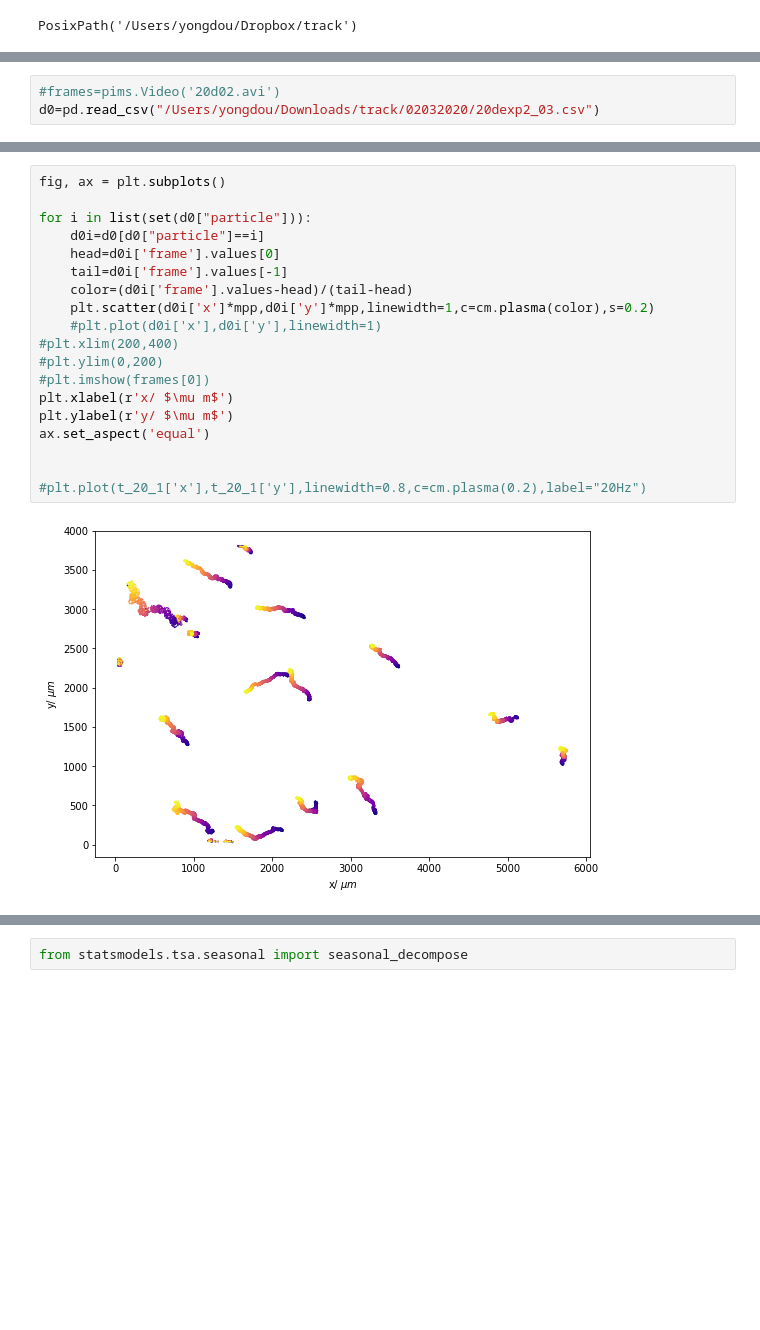
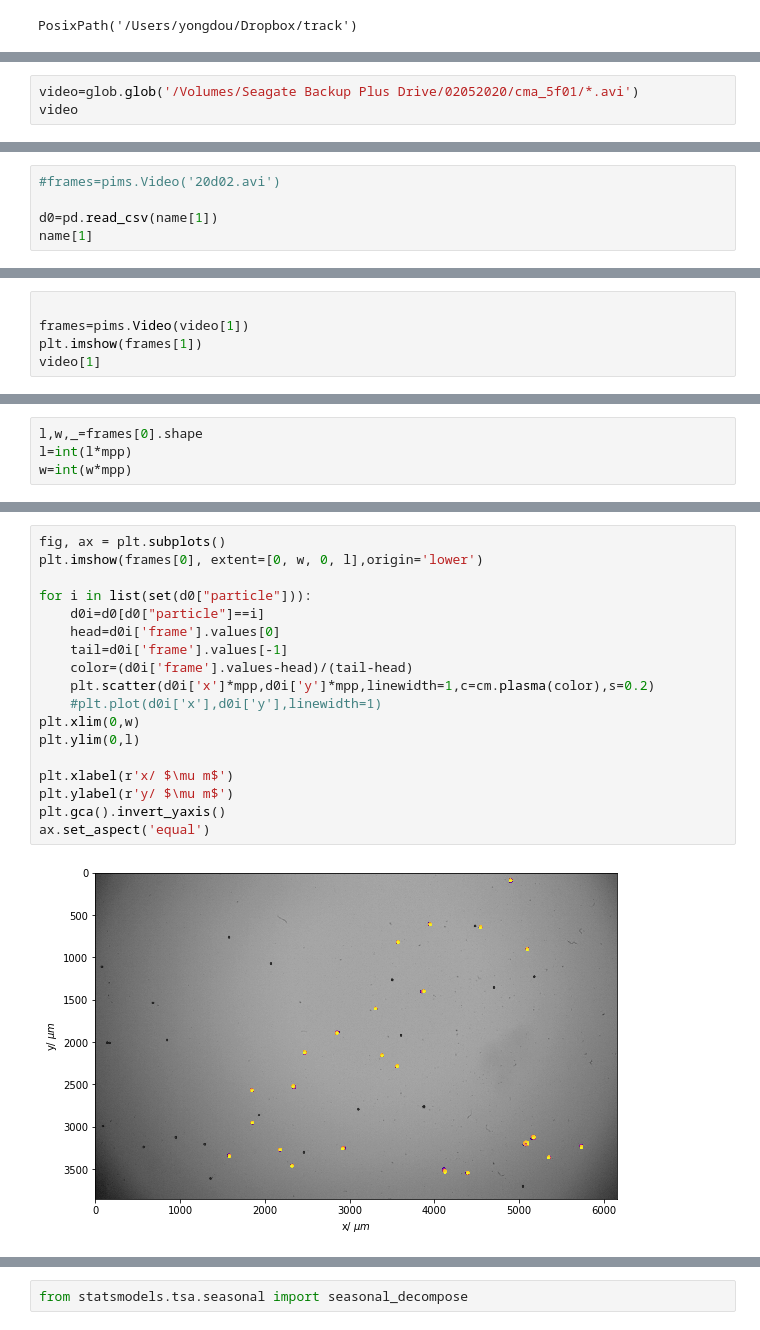
Before and after one commit to someoneinthecrowd/track-colloid-motion, a Jupyter notebook: analysis_data.ipynb, the cells around one changed output, grey strips where cells are left out. Saved outputs shown, nothing was run; the diff lists cells and outputs as text; blank space fills up the shorter version.

```diff
--- a/analysis_data.ipynb
+++ b/analysis_data.ipynb
@@ -49,0 +73,3 @@ PosixPath('/Users/yongdou/Dropbox/track')
+# %%
+video=glob.glob('/Volumes/Seagate Backup Plus Drive/02052020/cma_5f01/*.avi')
+video
@@ -50,3 +80,5 @@ PosixPath('/Users/yongdou/Dropbox/track')
 # %%
 #frames=pims.Video('20d02.avi')
-d0=pd.read_csv("/Users/yongdou/Downloads/track/02032020/20dexp2_03.csv")
+
+d0=pd.read_csv(name[1])
+name[1]
@@ -52,0 +87,5 @@ d0=pd.read_csv("/Users/yongdou/Downloads/track/02032020/20dexp2_03.csv")
+# %%
+
+frames=pims.Video(video[1])
+plt.imshow(frames[1])
+video[1]
@@ -61,0 +100,4 @@ tp.plot_traj(d0);
+# %%
+l,w,_=frames[0].shape
+l=int(l*mpp)
+w=int(w*mpp)
@@ -62,21 +108,20 @@ tp.plot_traj(d0);
 # %%
 fig, ax = plt.subplots()
+plt.imshow(frames[0], extent=[0, w, 0, l],origin='lower')
 
 for i in list(set(d0["particle"])):
     d0i=d0[d0["particle"]==i]
     head=d0i['frame'].values[0]
     tail=d0i['frame'].values[-1]
     color=(d0i['frame'].values-head)/(tail-head)
     plt.scatter(d0i['x']*mpp,d0i['y']*mpp,linewidth=1,c=cm.plasma(color),s=0.2)
     #plt.plot(d0i['x'],d0i['y'],linewidth=1)
-#plt.xlim(200,400)
-#plt.ylim(0,200)
-#plt.imshow(frames[0])
+plt.xlim(0,w)
+plt.ylim(0,l)
+
 plt.xlabel(r'x/ $\mu m$')
 plt.ylabel(r'y/ $\mu m$')
+plt.gca().invert_yaxis()
 ax.set_aspect('equal')
-
-
-#plt.plot(t_20_1['x'],t_20_1['y'],linewidth=0.8,c=cm.plasma(0.2),label="20Hz")
 # %% [output]
-[figure, old version]
+[figure, new version]
```
Also changed, not shown: parts of 27 cells of this notebook.
